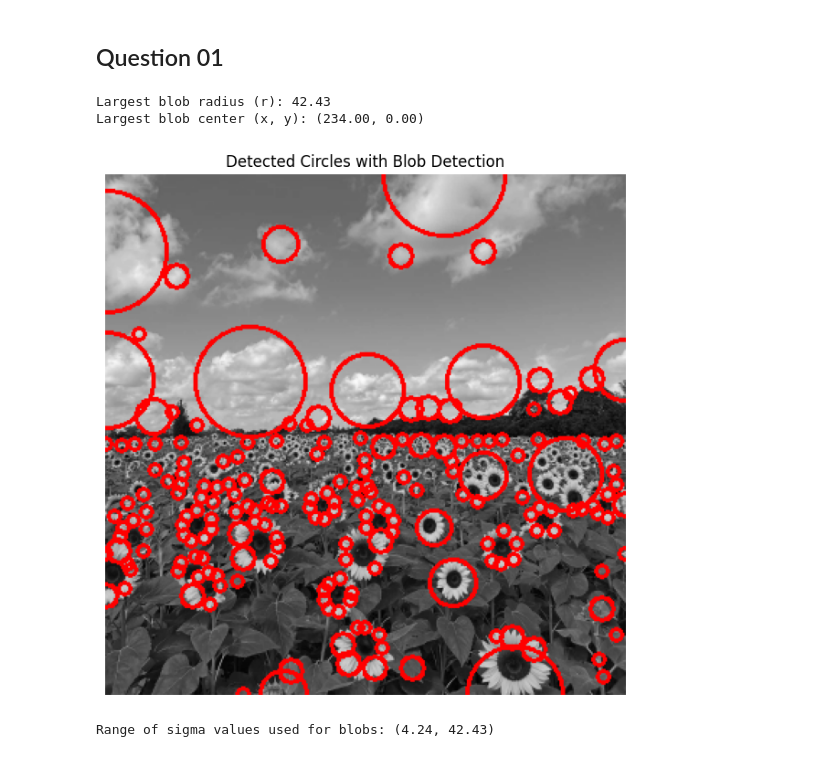
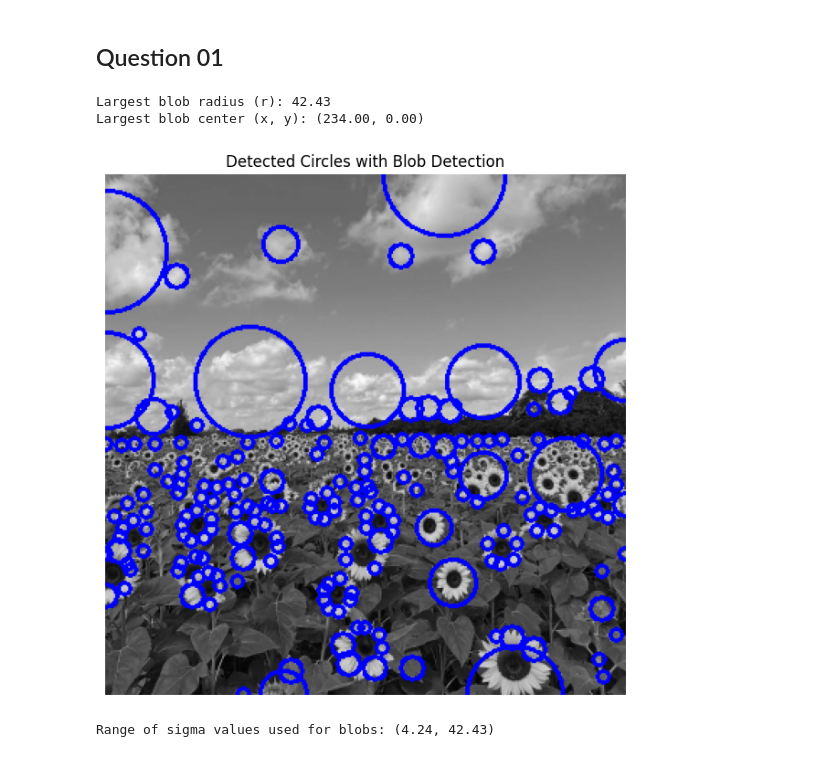
Before and after one commit to KavinduJ2001/Assignment_A02, a Jupyter notebook: Codes/Q01.ipynb, the cells around one changed output. Cells and saved outputs as stored; diff of their text form; code cells hidden in the pictures.

```diff
--- a/Codes/Q01.ipynb
+++ b/Codes/Q01.ipynb
@@ -8,19 +8,19 @@ import numpy as np
 import matplotlib.pyplot as plt
 from skimage.feature import blob_log
 
-# Load image with no color reduction
+# Loading the image
 image = cv.imread('the_berry_farms_sunflower_field.jpeg', cv.IMREAD_REDUCED_COLOR_4)
 
-# Convert image to grayscale in a single step with more explicit error handling
+# Convert image to grayscale
 if image is not None:
     gray_image = cv.cvtColor(image, cv.COLOR_BGR2GRAY)
 else:
     raise FileNotFoundError("Image file not found.")
 
-# Apply a Gaussian blur (larger kernel and a bit more blur applied)
+# Apply a Gaussian blur
 blurred_image = cv.GaussianBlur(gray_image, (9, 9), 0.1)
 
-# Parameters for blob detection (reduced threshold for detecting more blobs)
+# Parameters for blob detection
 min_sigma_val = 3
 max_sigma_val = 30
 blob_threshold = 0.1
@@ -28,39 +28,38 @@ blob_threshold = 0.1
 # Detect blobs using Laplacian of Gaussian
 blobs_detected = blob_log(blurred_image, min_sigma=min_sigma_val, max_sigma=max_sigma_val, threshold=blob_threshold)
 
-# Adjust radii using a list comprehension
+# Adjust radii
 radii = [blob[2] * np.sqrt(2) for blob in blobs_detected]
 
 # Find the largest blob
 largest_blob_index = np.argmax(radii)
 largest_blob = blobs_detected[largest_blob_index]
 
 # Print the radius and coordinates of the largest detected circle
 radius_largest = radii[largest_blob_index]
 y_largest, x_largest = largest_blob[:2]
 print(f"Largest blob radius (r): {radius_largest:.2f}")
 print(f"Largest blob center (x, y): ({x_largest:.2f}, {y_largest:.2f})")
 
-# Create a copy of the grayscale image in three-channel format for drawing
 gray_image_colored = cv.cvtColor(gray_image, cv.COLOR_GRAY2BGR)
 
-# Draw all detected blobs as circles using OpenCV
+# Draw all detected blobs as circles
 for blob, radius in zip(blobs_detected, radii):
-    y_center, x_center = blob[:2]  # Blob format (y, x, radius)
-    cv.circle(gray_image_colored, (int(x_center), int(y_center)), int(radius), (0, 0, 255), 2)  # Blue circle
+    y_center, x_center = blob[:2]
+    cv.circle(gray_image_colored, (int(x_center), int(y_center)), int(radius), (255, 0, 0), 2)
 
-# Display the result with different figure size and tight layout
+# Display the result
 plt.figure(figsize=(6, 6))
 plt.imshow(cv.cvtColor(gray_image_colored, cv.COLOR_BGR2RGB))
 plt.axis('off')
 plt.tight_layout()
 plt.title('Detected Circles with Blob Detection')
 plt.show()
 
-# Report the range of sigma (scale) values
+# Range of sigma values
 print(f"Range of sigma values used for blobs: ({min(radii):.2f}, {max(radii):.2f})")
 # %% [output]
 Largest blob radius (r): 42.43
 Largest blob center (x, y): (234.00, 0.00)
-[figure, old version]
+[figure, new version]
 Range of sigma values used for blobs: (4.24, 42.43)
```
